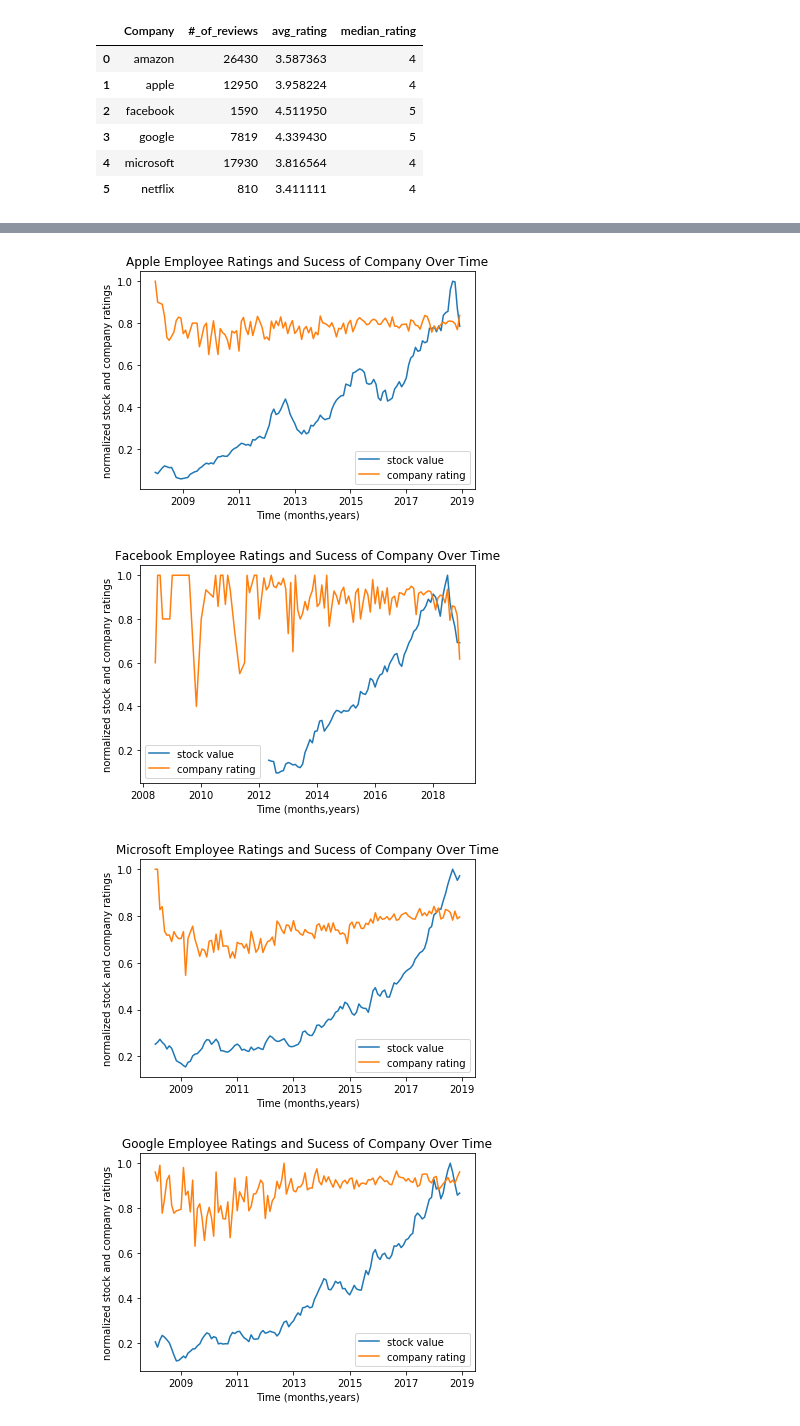
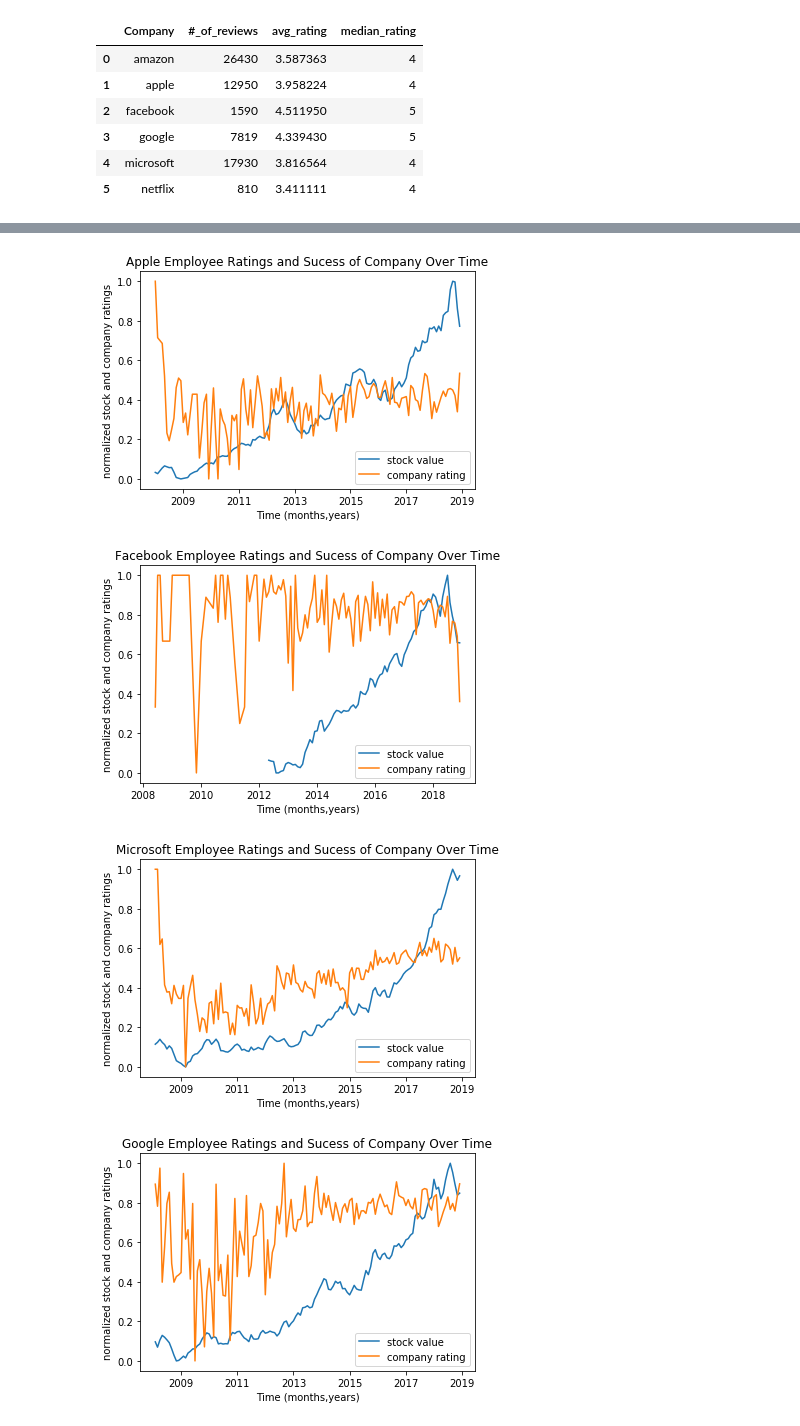
Before and after one commit to annabl38/Project_1, a Jupyter notebook: Company_stuff.Kim.ipynb, the cells around one changed output, grey strips where cells are left out. Saved outputs shown, nothing was run; the diff lists cells and outputs as text; code cells hidden in the pictures.

```diff
--- a/Company_stuff.Kim.ipynb
+++ b/Company_stuff.Kim.ipynb
@@ -103,8 +107,10 @@ Apple_AAPL=Apple_AAPL.rename(columns={"Close":"Stock-at-close"})
 
 apple_month=Apple_AAPL.Date.dt.to_period("M")
 apple_mean=(Apple_AAPL.groupby(apple_month)).mean()
-apple_mean['scaled-ratings']=(apple_mean['overall-ratings']/apple_mean['overall-ratings'].max())
-apple_mean['stocks-scaled']=(apple_mean['Stock-at-close']/apple_mean['Stock-at-close'].max())
+apple_mean['scaled-ratings']=(((apple_mean['overall-ratings'])-(apple_mean['overall-ratings'].min()))/apple_mean['overall-ratings'].max())
+apple_mean['stocks-scaled']=(((apple_mean['Stock-at-close'])-(apple_mean['Stock-at-close'].min()))/apple_mean['Stock-at-close'].max())
+apple_mean['scaled-ratings'] = apple_mean['scaled-ratings']/apple_mean['scaled-ratings'].max()
+apple_mean['stocks-scaled'] = apple_mean['stocks-scaled']/apple_mean['stocks-scaled'].max()
 
 apple_star_x=apple_mean.to_timestamp()
 x=apple_star_x.index.values
@@ -115,10 +121,10 @@ plt.title('Apple Employee Ratings and Sucess of Company Over Time')
 plt.xlabel('Time (months,years)')
 plt.ylabel('normalized stock and company ratings')
 plt.legend()
-plt.savefig('Apple_graph.png')
+plt.savefig('Apple_graph_new.png')
 plt.show()
 # %% [output]
-[figure, old version]
+[figure, new version]
 # %%
 #FB stock data
 FB_file= "../Project_1/worldtradingdata-history-FB.csv"
@@ -135,8 +141,11 @@ Facebook_FB=Facebook_FB.rename(columns={"Close":"Stock-at-close"})
 
 facebook_month=Facebook_FB.Date.dt.to_period("M")
 facebook_mean=(Facebook_FB.groupby(facebook_month)).mean()
-facebook_mean['scaled-ratings']=(facebook_mean['overall-ratings']/facebook_mean['overall-ratings'].max())
-facebook_mean['stocks-scaled']=(facebook_mean['Stock-at-close']/facebook_mean['Stock-at-close'].max())
+facebook_mean['scaled-ratings']=(((facebook_mean['overall-ratings'])-(facebook_mean['overall-ratings'].min()))/facebook_mean['overall-ratings'].max())
+facebook_mean['stocks-scaled']=(((facebook_mean['Stock-at-close'])-(facebook_mean['Stock-at-close'].min()))/facebook_mean['Stock-at-close'].max())
+facebook_mean['scaled-ratings'] = facebook_mean['scaled-ratings']/facebook_mean['scaled-ratings'].max()
+facebook_mean['stocks-scaled'] = facebook_mean['stocks-scaled']/facebook_mean['stocks-scaled'].max()
+
 
 facebook_star_x=facebook_mean.to_timestamp()
 x=facebook_star_x.index.values
@@ -148,10 +157,10 @@ plt.title('Facebook Employee Ratings and Sucess of Company Over Time')
 plt.xlabel('Time (months,years)')
 plt.ylabel('normalized stock and company ratings')
 plt.legend()
-plt.savefig('Facebook_graph.png')
+plt.savefig('Facebook_graph_new.png')
 plt.show()
 # %% [output]
-[figure, old version]
+[figure, new version]
 # %%
 #Microsoft stock data
 MSFT_file= "../Project_1/worldtradingdata-history-MSFT.csv"
@@ -169,8 +178,10 @@ Microsoft_MSFT=Microsoft_MSFT.rename(columns={"Close":"Stock-at-close"})
 
 microsoft_month=Microsoft_MSFT.Date.dt.to_period("M")
 microsoft_mean=(Microsoft_MSFT.groupby(microsoft_month)).mean()
-microsoft_mean['scaled-ratings']=(microsoft_mean['overall-ratings']/microsoft_mean['overall-ratings'].max())
-microsoft_mean['stocks-scaled']=(microsoft_mean['Stock-at-close']/microsoft_mean['Stock-at-close'].max())
+microsoft_mean['scaled-ratings']=(((microsoft_mean['overall-ratings'])-(microsoft_mean['overall-ratings'].min()))/microsoft_mean['overall-ratings'].max())
+microsoft_mean['stocks-scaled']=(((microsoft_mean['Stock-at-close'])-(microsoft_mean['Stock-at-close'].min()))/microsoft_mean['Stock-at-close'].max())
+microsoft_mean['scaled-ratings'] = microsoft_mean['scaled-ratings']/microsoft_mean['scaled-ratings'].max()
+microsoft_mean['stocks-scaled'] = microsoft_mean['stocks-scaled']/microsoft_mean['stocks-scaled'].max()
 
 microsoft_star_x=microsoft_mean.to_timestamp()
 x=microsoft_star_x.index.values
@@ -181,38 +192,43 @@ plt.title('Microsoft Employee Ratings and Sucess of Company Over Time')
 plt.xlabel('Time (months,years)')
 plt.ylabel('normalized stock and company ratings')
 plt.legend()
-plt.savefig('Microsoft_graph.png')
+plt.savefig('Microsoft_graph_new.png')
 plt.show()
 # %% [output]
-[figure, old version]
+[figure, new version]
 # %%
 #Google stock data
 GOOG_file= "../Project_1/worldtradingdata-history-GOOG.csv"
 GOOG_df= pd.read_csv(GOOG_file)
 GOOG_df['Date'] = pd.to_datetime(GOOG_df['Date'],format=None)
 
 #merged data
 Google_GOOG=pd.merge(google_df, GOOG_df, how='left', on ='Date')
 Google_GOOG.drop(['job-title','summary','location','pros','cons','advice-to-mgmt','work-balance-stars',
                   'culture-values-stars','carrer-opportunities-stars','comp-benefit-stars',
                   'senior-mangemnet-stars','helpful-count','link','Open','High','Low','Volume'], axis=1, inplace=True)
 Google_GOOG=Google_GOOG.rename(columns={"Close":"Stock-at-close"})
 Google_GOOG.dropna()
+
+
 g_month=Google_GOOG.Date.dt.to_period("M")
 google_mean=(Google_GOOG.groupby(g_month)).mean()
-google_mean['scaled-ratings']=(google_mean['overall-ratings']/google_mean['overall-ratings'].max())
-google_mean['stocks-scaled']=(google_mean['Stock-at-close']/google_mean['Stock-at-close'].max())
+google_mean['scaled-ratings']=(((google_mean['overall-ratings'])-(google_mean['overall-ratings'].min()))/google_mean['overall-ratings'].max())
+google_mean['stocks-scaled']=(((google_mean['Stock-at-close'])-(google_mean['Stock-at-close'].min()))/google_mean['Stock-at-close'].max())
+google_mean['scaled-ratings'] = google_mean['scaled-ratings']/google_mean['scaled-ratings'].max()
+google_mean['stocks-scaled'] = google_mean['stocks-scaled']/google_mean['stocks-scaled'].max()
+
 google_star_x=google_mean.to_timestamp()
 x=google_star_x.index.values
 
 plt.plot(x,google_mean['stocks-scaled'],label='stock value')
 plt.plot(x, google_mean['scaled-ratings'],label='company rating')
 
 plt.title('Google Employee Ratings and Sucess of Company Over Time')
 plt.xlabel('Time (months,years)')
 plt.ylabel('normalized stock and company ratings')
 plt.legend()
-plt.savefig('Google_graph.png')
+plt.savefig('Google_graph_new.png')
 plt.show()
 # %% [output]
-[figure, old version]
+[figure, new version]
```
Also changed, not shown: parts of 1 cell of this notebook.
